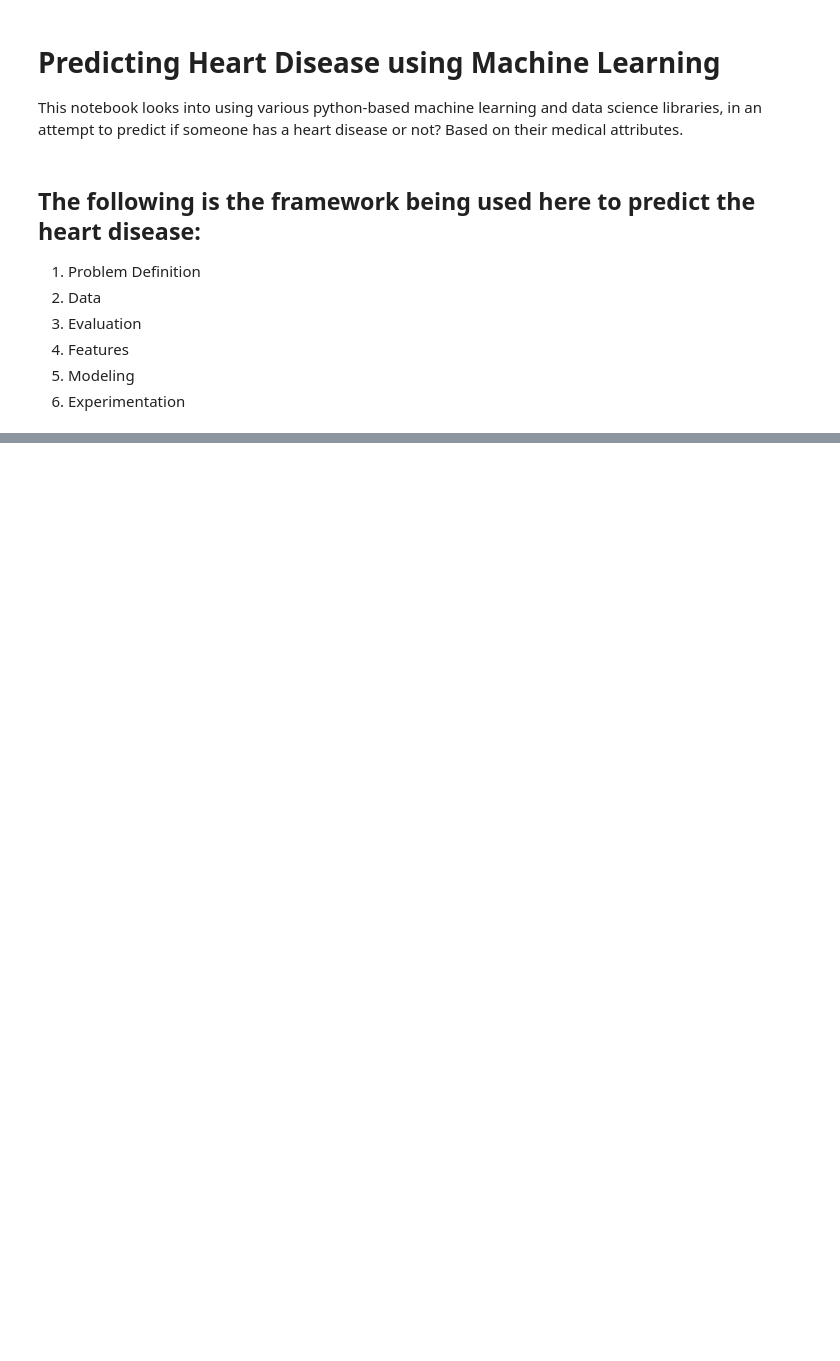
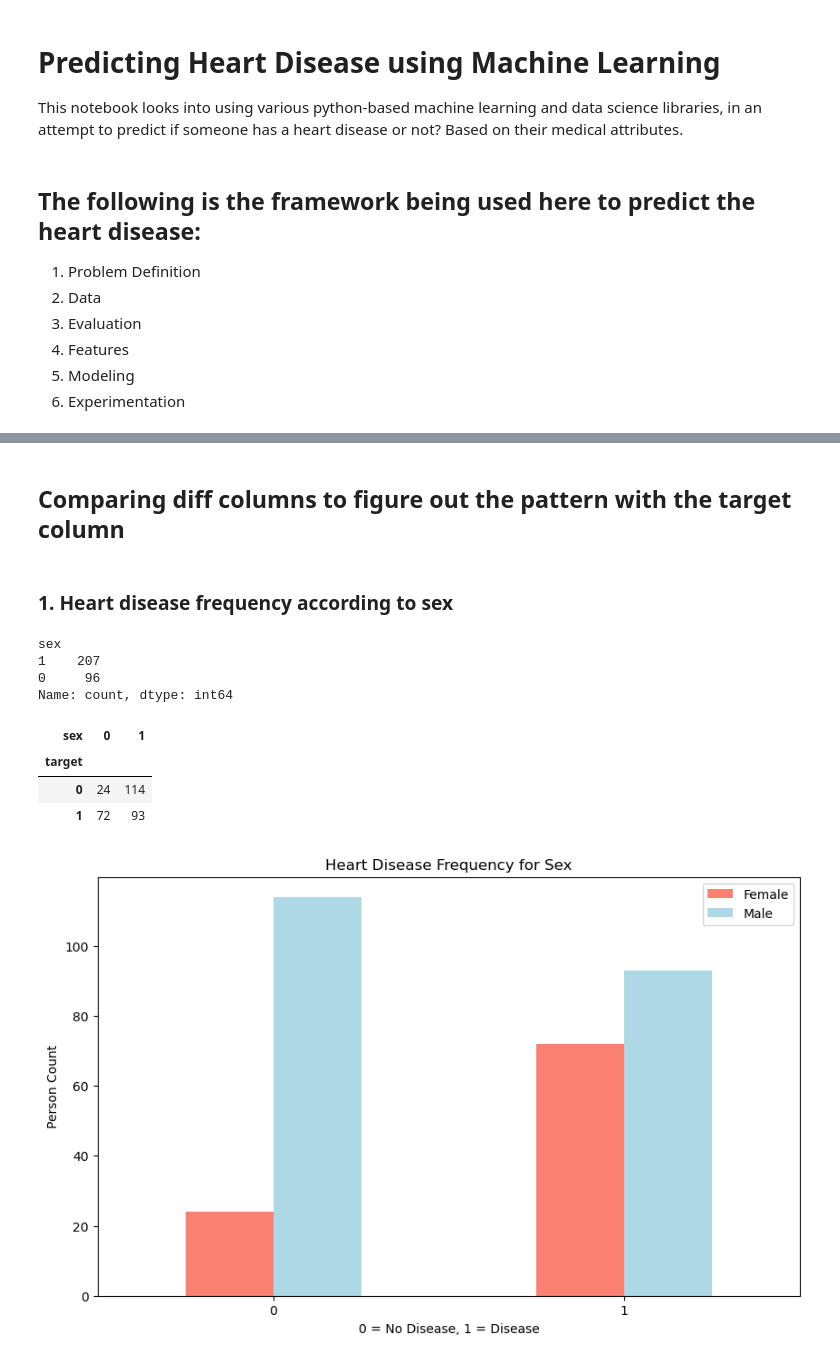
Before and after one commit to saurabhranjan007/MilesP01, a Jupyter notebook: Milestone P01.ipynb, the cells around one changed output, grey strips where cells are left out. Saved outputs shown, nothing was run; the diff lists cells and outputs as text; code cells hidden in the pictures; blank space fills up the shorter version.

```diff
--- a/Milestone P01.ipynb
+++ b/Milestone P01.ipynb
@@ -41,0 +184,35 @@ from sklearn.metrics import RocCurveDisplay
+# %% [markdown]
+## Comparing diff columns to figure out the pattern with the target column
+# %% [markdown]
+### 1. Heart disease frequency according to sex
+# %%
+# exploring data; Sex -- 1; Male, and 0; Female
+
+df["sex"].value_counts()
+# %% [output]
+sex
+1    207
+0     96
+Name: count, dtype: int64
+# %%
+# comparing target column with the sex columns; using pandas function -- crosstab
+
+pd.crosstab(df["target"], df["sex"])
+# %% [output]
+| sex | 0 | 1 |
+| target |  |  |
+| 0 | 24 | 114 |
+| 1 | 72 | 93 |
+# %%
+# Visual representation of the compared data; sex vs target
+
+pd.crosstab(df["target"],df["sex"]).plot(kind="bar", figsize=(10, 6), color=["salmon","lightblue"]);
+
+# refining the visual representation
+plt.title("Heart Disease Frequency for Sex")
+plt.xlabel("0 = No Disease, 1 = Disease")
+plt.ylabel("Person Count")
+plt.legend(["Female", "Male"]);
+plt.xticks(rotation=0);
+# %% [output]
+[figure, added]
```
Also changed, not shown: parts of 68 cells of this notebook.
